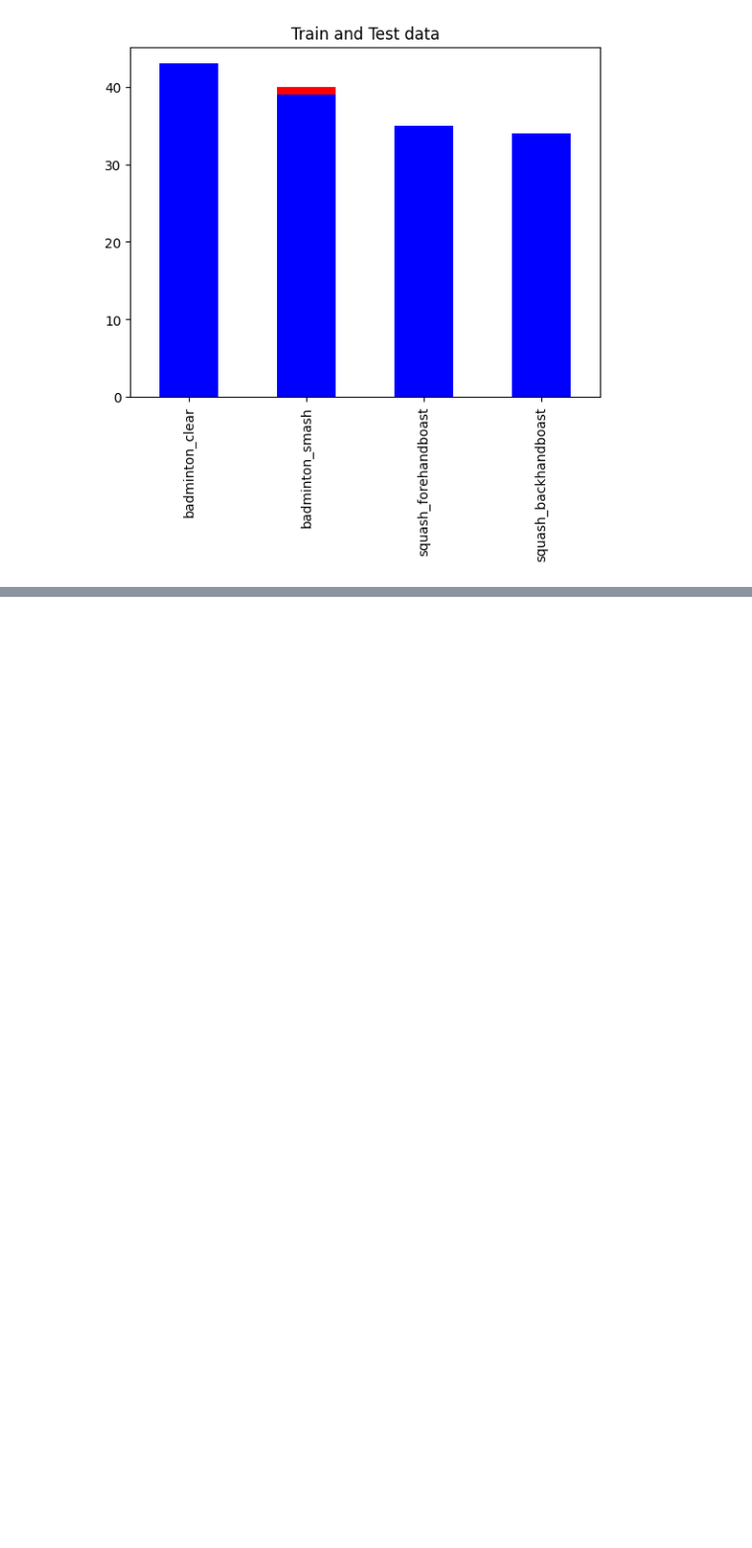
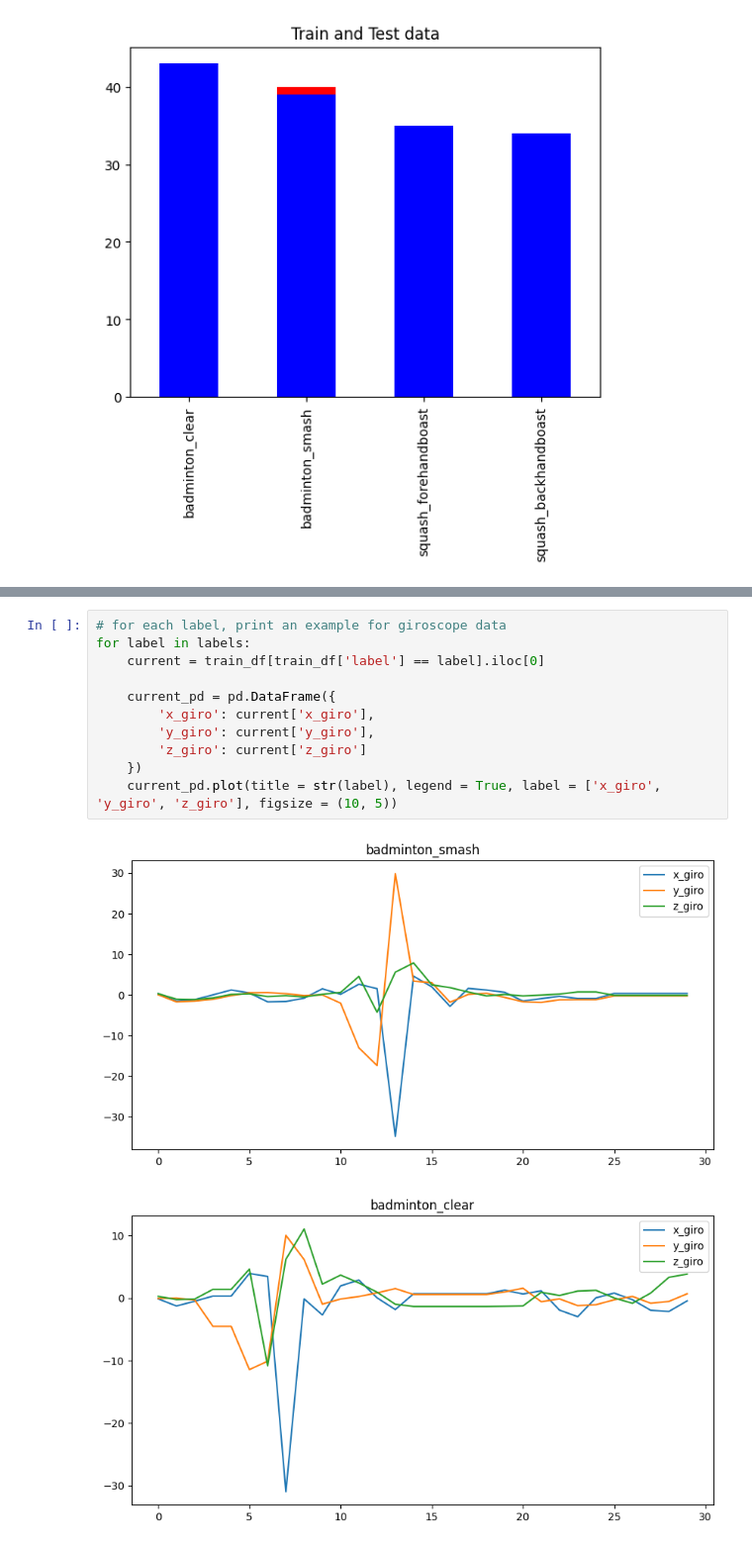
Before and after one commit to iandreileo/machine-learning-homework, a Jupyter notebook: tema.ipynb, the cells around one changed output, grey strips where cells are left out. Shown at 99% size. Drawn from its saved outputs; the diff is of its cells as text; blank space fills up the shorter version.

```diff
--- a/tema.ipynb
+++ b/tema.ipynb
@@ -46,0 +94,14 @@ train_df['label'].value_counts().plot.bar(title = "Train and Test data", color =
+# %%
+# for each label, print an example for giroscope data
+for label in labels:
+    current = train_df[train_df['label'] == label].iloc[0]
+
+    current_pd = pd.DataFrame({
+        'x_giro': current['x_giro'],
+        'y_giro': current['y_giro'],
+        'z_giro': current['z_giro']
+    })
+    current_pd.plot(title = str(label), legend = True, label = ['x_giro', 'y_giro', 'z_giro'], figsize = (10, 5))
+# %% [output]
+[figure, added]
+[figure, added]
```
Also changed, not shown: parts of 5 cells of this notebook.
